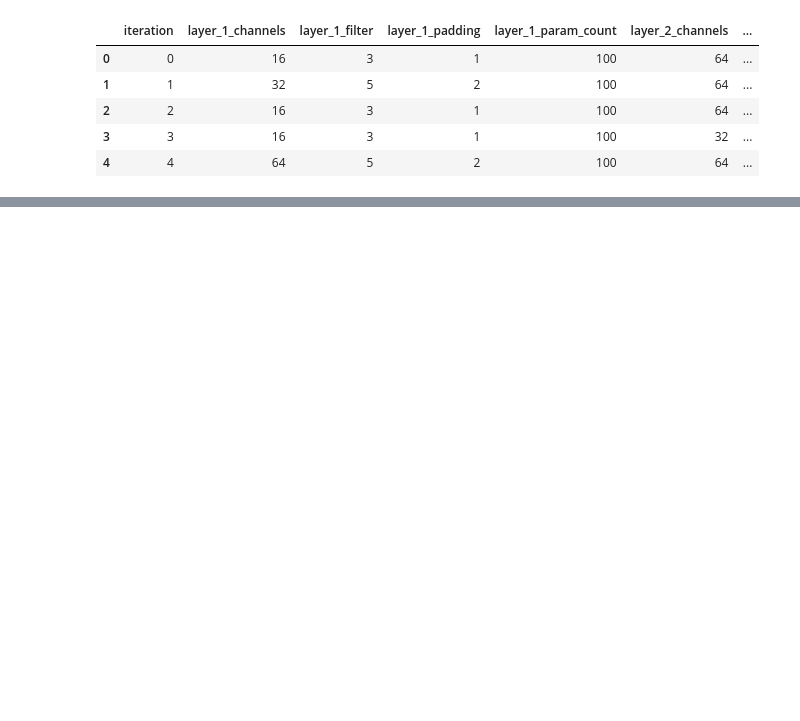
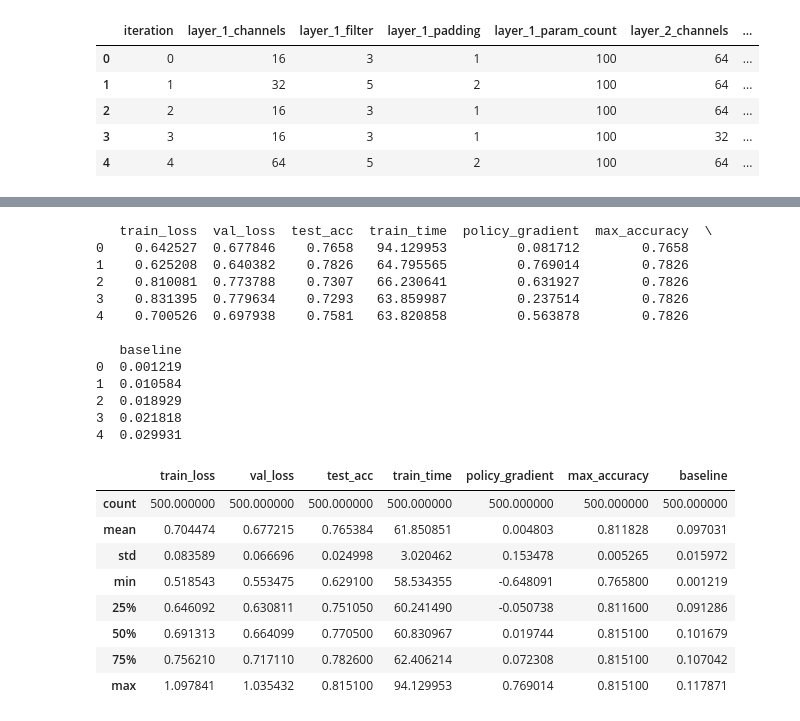
Before and after one commit to rahul0299/neural-arch-search-cs5242, a Jupyter notebook: analysis.ipynb, the cells around one changed output, grey strips where cells are left out. Saved outputs shown, nothing was run; the diff lists cells and outputs as text; code cells hidden in the pictures; blank space fills up the shorter version.

```diff
--- a/analysis.ipynb
+++ b/analysis.ipynb
@@ -94,0 +122,29 @@ plot_token_distribution(df, include_layer1=False, use_sns=True)
+# %%
+experiment_name = "EXP_6_CIFAR10"
+df = pd.read_csv(os.path.join("Results", "Controller", "CNN", f"{experiment_name}.csv"))
+print(df.head())
+
+df.describe()
+# %% [output]
+   train_loss  val_loss  test_acc  train_time  policy_gradient  max_accuracy  \
+0    0.642527  0.677846    0.7658   94.129953         0.081712        0.7658
+1    0.625208  0.640382    0.7826   64.795565         0.769014        0.7826
+2    0.810081  0.773788    0.7307   66.230641         0.631927        0.7826
+3    0.831395  0.779634    0.7293   63.859987         0.237514        0.7826
+4    0.700526  0.697938    0.7581   63.820858         0.563878        0.7826
+
+   baseline
+0  0.001219
+1  0.010584
+2  0.018929
+3  0.021818
+4  0.029931
+|  | train_loss | val_loss | test_acc | train_time | policy_gradient | max_accuracy | baseline |
+| count | 500.000000 | 500.000000 | 500.000000 | 500.000000 | 500.000000 | 500.000000 | 500.000000 |
+| mean | 0.704474 | 0.677215 | 0.765384 | 61.850851 | 0.004803 | 0.811828 | 0.097031 |
+| std | 0.083589 | 0.066696 | 0.024998 | 3.020462 | 0.153478 | 0.005265 | 0.015972 |
+| min | 0.518543 | 0.553475 | 0.629100 | 58.534355 | -0.648091 | 0.765800 | 0.001219 |
+| 25% | 0.646092 | 0.630811 | 0.751050 | 60.241490 | -0.050738 | 0.811600 | 0.091286 |
+| 50% | 0.691313 | 0.664099 | 0.770500 | 60.830967 | 0.019744 | 0.815100 | 0.101679 |
+| 75% | 0.756210 | 0.717110 | 0.782600 | 62.406214 | 0.072308 | 0.815100 | 0.107042 |
+| max | 1.097841 | 1.035432 | 0.815100 | 94.129953 | 0.769014 | 0.815100 | 0.117871 |
```
Also changed, not shown: parts of 6 cells of this notebook, 8 other files.
